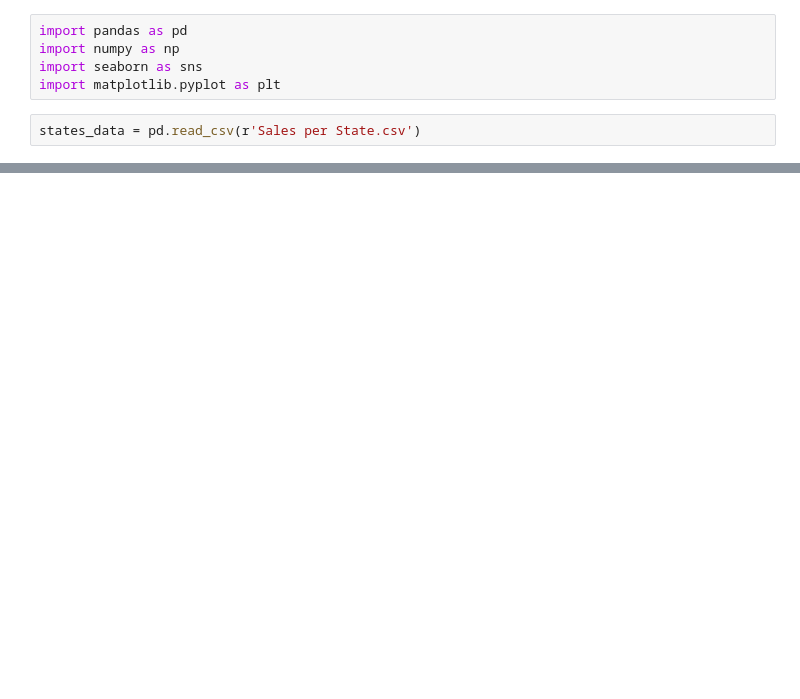
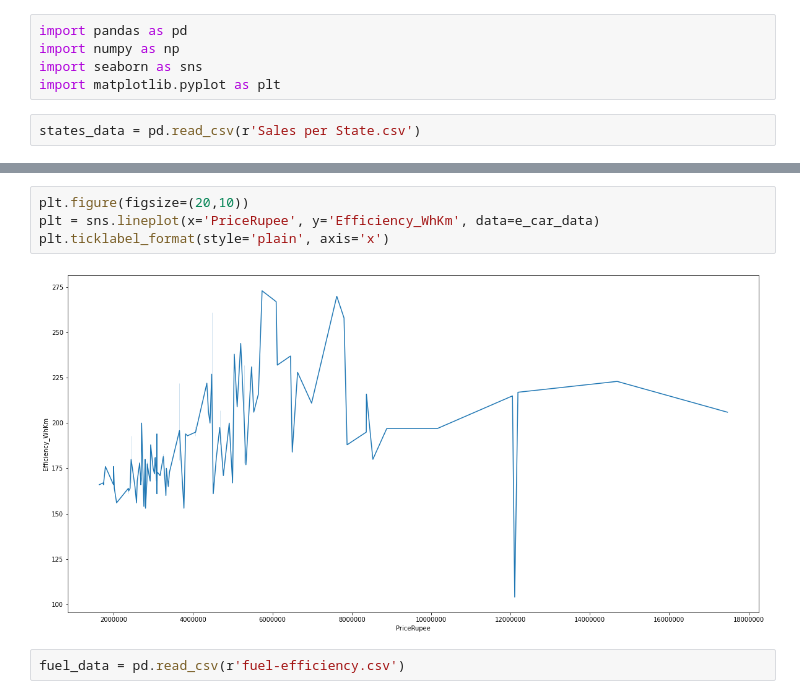
Before and after one commit to PranavUnkule/Feynn-Labs-Taks---2, a Jupyter notebook: EDA.ipynb, the cells around one changed output, grey strips where cells are left out. Cells and saved outputs as stored; diff of their text form; blank space fills up the shorter version.

```diff
--- a/EDA.ipynb
+++ b/EDA.ipynb
@@ -8 +18,9 @@ states_data = pd.read_csv(r'Sales per State.csv')
+# %%
+plt.figure(figsize=(20,10))
+plt = sns.lineplot(x='PriceRupee', y='Efficiency_WhKm', data=e_car_data)
+plt.ticklabel_format(style='plain', axis='x')
+# %% [output]
+[figure, added]
+# %%
+fuel_data = pd.read_csv(r'fuel-efficiency.csv')
 # %%
```
Also changed, not shown: parts of 10 cells of this notebook, 2 other files.
